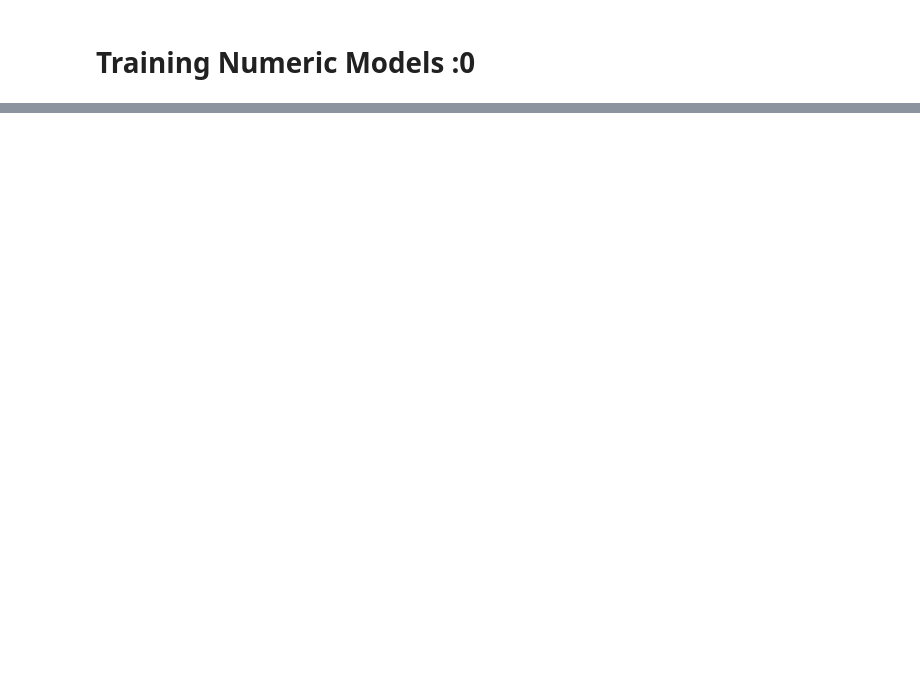
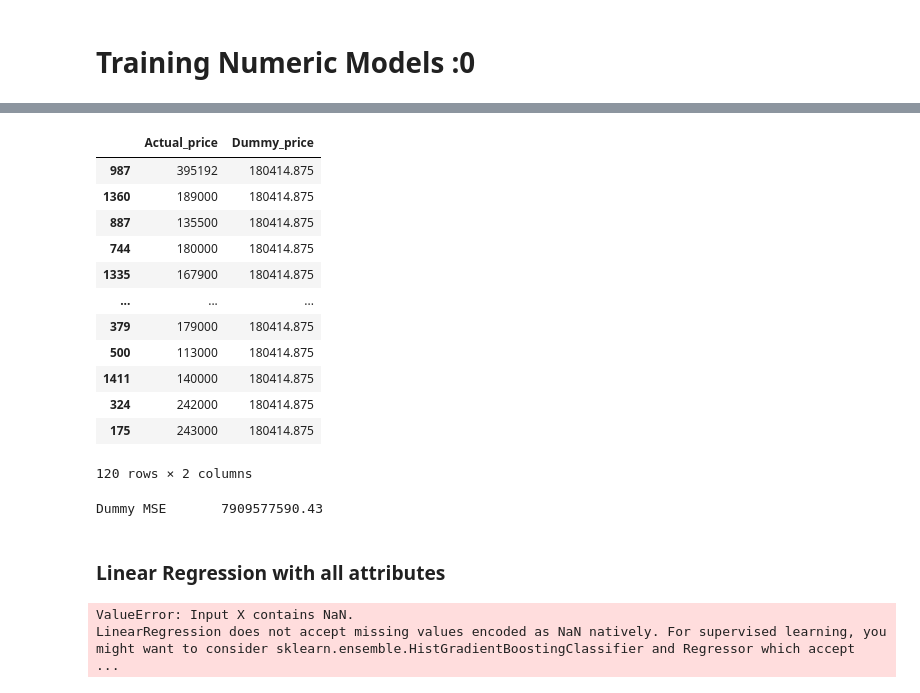
Before and after one commit to thanikaar/ml, a Jupyter notebook: house-prices-advanced-regression-techniques/HW_kaggle.ipynb, the cells around one changed output, grey strips where cells are left out. Drawn from its saved outputs; the diff is of its cells as text; code cells hidden in the pictures; blank space fills up the shorter version.

Commit message:
Trying to do linear regression but idk what to do with nans

```diff
--- a/house-prices-advanced-regression-techniques/HW_kaggle.ipynb
+++ b/house-prices-advanced-regression-techniques/HW_kaggle.ipynb
@@ -175,4 +283,6 @@ X_test = df_test.drop('Id', axis=1)
 # %%
 dum = dummy.DummyRegressor()
 dum.fit(X_train, y_train)
+y_pred = dum.predict(X_test)
+y_pred
 # %% [output]
@@ -179,0 +306,37 @@ DummyRegressor()
+# %%
+# Store the actual data and the predictions in a DataFrame for later
+price_test = pd.DataFrame()
+price_test["Actual_price"] = y_test
+price_test["Dummy_price"] = y_pred
+
+price_test
+# %% [output]
+|  | Actual_price | Dummy_price |
+| 987 | 395192 | 180414.875 |
+| 1360 | 189000 | 180414.875 |
+| 887 | 135500 | 180414.875 |
+| 744 | 180000 | 180414.875 |
+| 1335 | 167900 | 180414.875 |
+| ... | ... | ... |
+| 379 | 179000 | 180414.875 |
+| 500 | 113000 | 180414.875 |
+| 1411 | 140000 | 180414.875 |
+| 324 | 242000 | 180414.875 |
+| 175 | 243000 | 180414.875 |
+120 rows × 2 columns
+# %%
+print("Dummy MSE  \t{0:5.2f}".format( metrics.mean_squared_error(price_test["Actual_price"], price_test["Dummy_price"])))
+# %% [output]
+Dummy MSE       7909577590.43
+# %% [markdown]
+### Linear Regression with all attributes
+# %%
+# Using Linear Regression
+regr = linear_model.LinearRegression()
+regr.fit(X_train, y_train)
+
+y_pred = regr.predict(X_test)
+y_pred
+# %% [output]
+ValueError: Input X contains NaN.
+LinearRegression does not accept missing values encoded as NaN natively. For supervised learning, you might want to consider sklearn.ensemble.HistGradientBoostingClassifier and Regressor which accept  ...
```
Also changed, not shown: parts of 16 cells of this notebook.
